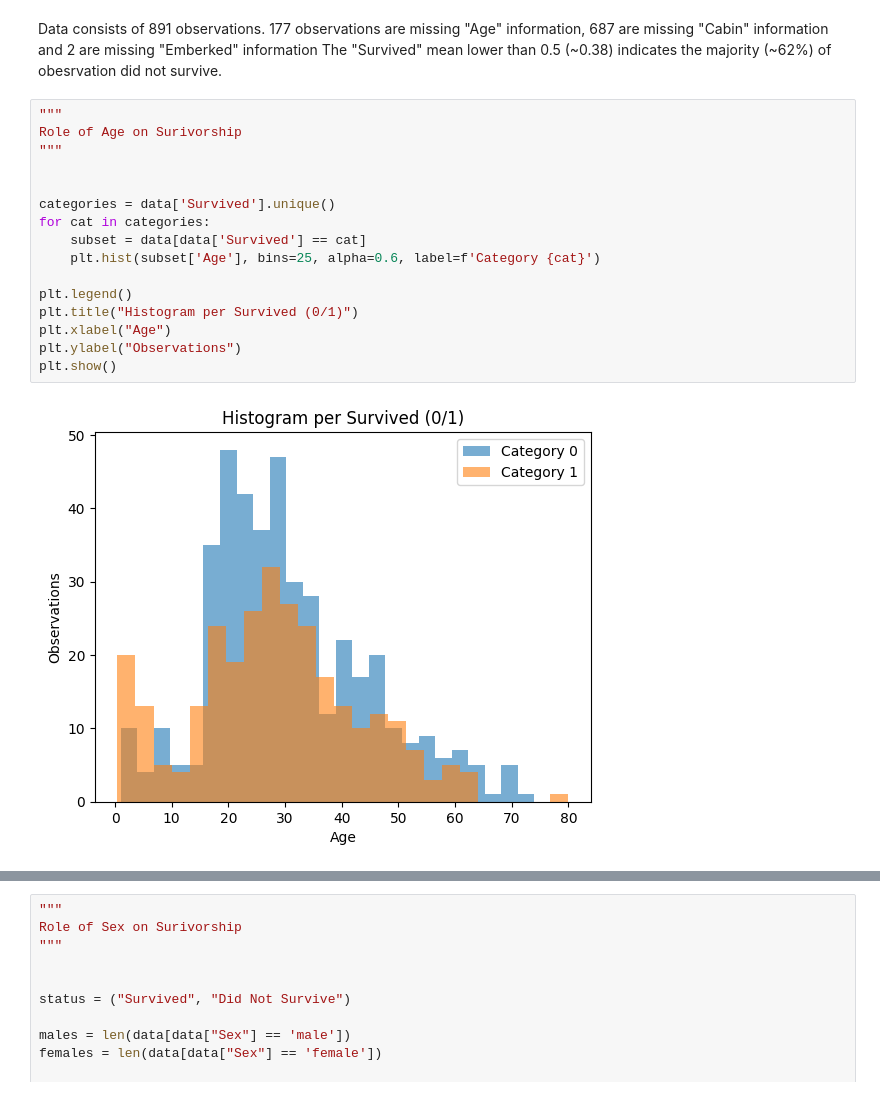
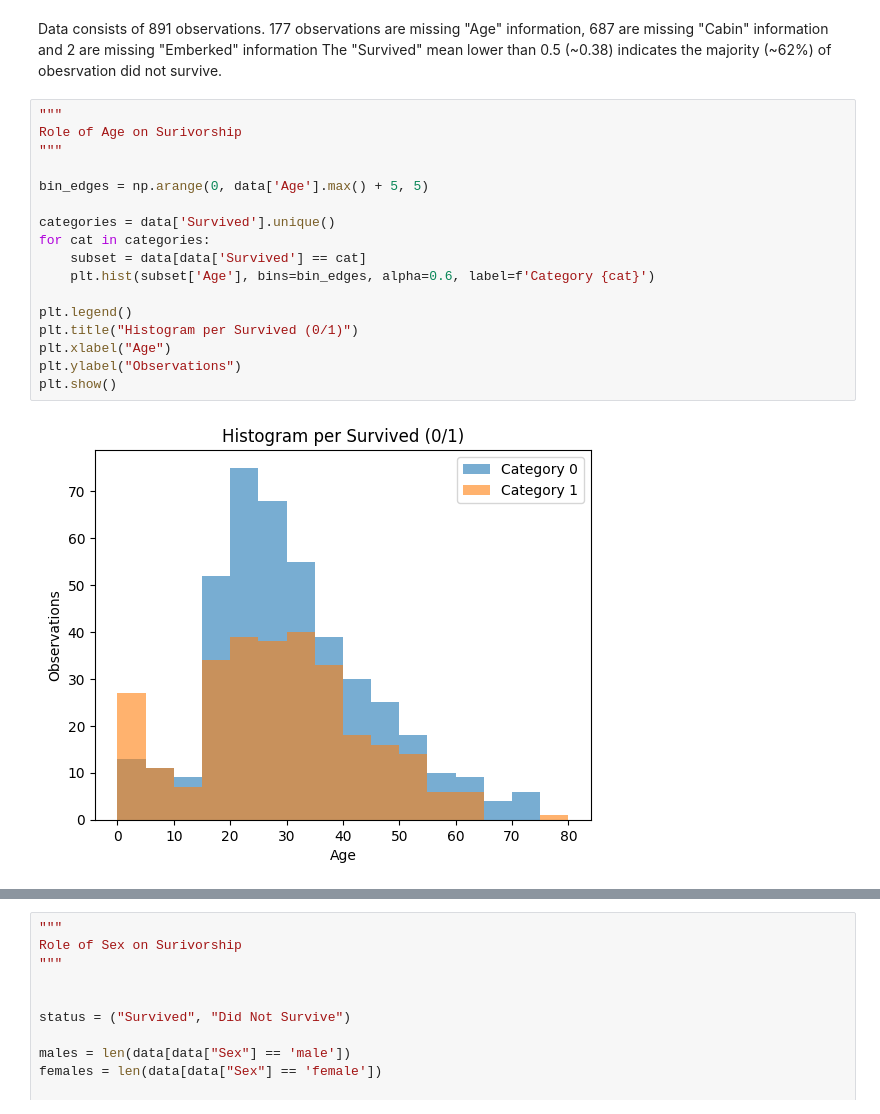
Before and after one commit to Dar-Mik/Titanic_prediction, a Jupyter notebook: Main.ipynb, the cells around one changed output, grey strips where cells are left out. Drawn from its saved outputs; the diff is of its cells as text.

```diff
--- a/Main.ipynb
+++ b/Main.ipynb
@@ -102,18 +111,19 @@ The "Survived" mean lower than 0.5 (~0.38) indicates the majority (~62%) of obes
 # %%
 """
 Role of Age on Surivorship
 """
 
+bin_edges = np.arange(0, data['Age'].max() + 5, 5)
 
 categories = data['Survived'].unique()
 for cat in categories:
     subset = data[data['Survived'] == cat]
-    plt.hist(subset['Age'], bins=25, alpha=0.6, label=f'Category {cat}')
+    plt.hist(subset['Age'], bins=bin_edges, alpha=0.6, label=f'Category {cat}')
 
 plt.legend()
 plt.title("Histogram per Survived (0/1)")
 plt.xlabel("Age")
 plt.ylabel("Observations")
 plt.show()
 # %% [output]
-[figure, old version]
+[figure, new version]
```
Also changed, not shown: parts of 12 cells of this notebook, 2 other files.
